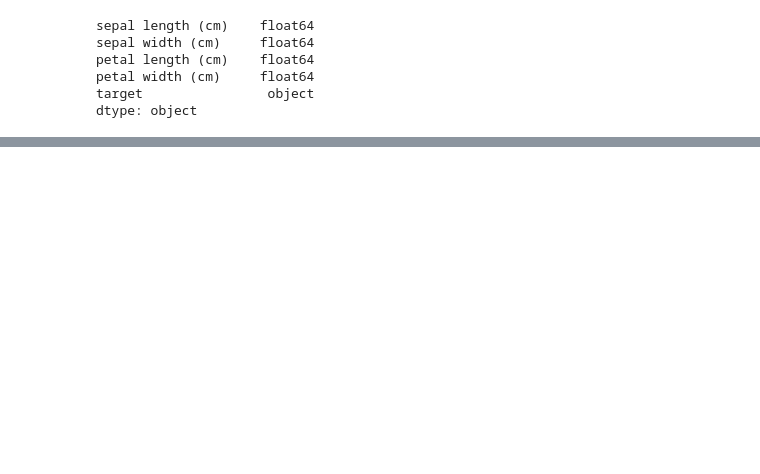
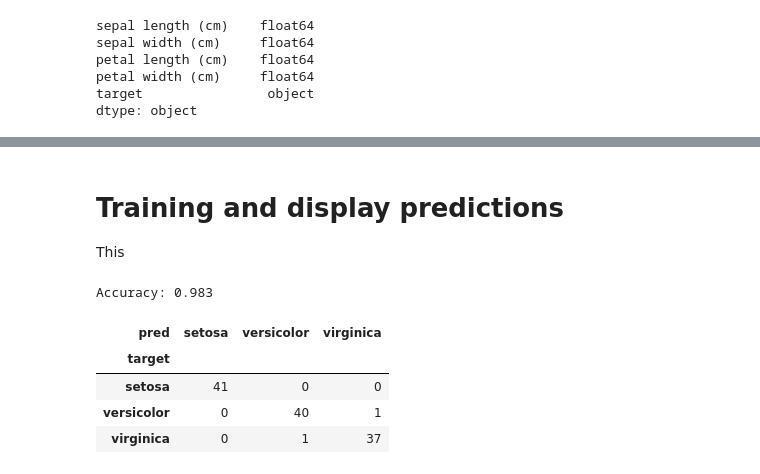
Before and after one commit to elda27/prepnet, a Jupyter notebook: examples/01_iris_directly_use.ipynb, the cells around one changed output, grey strips where cells are left out. Cells and saved outputs as stored; diff of their text form; code cells hidden in the pictures; blank space fills up the shorter version.

```diff
--- a/examples/01_iris_directly_use.ipynb
+++ b/examples/01_iris_directly_use.ipynb
@@ -79,0 +94,24 @@ OneVsRestClassifier(estimator=SVC(C=1.0, break_ties=False, cache_size=200,
+# %% [markdown]
+# Training and display predictions
+This
+# %%
+# Training SVM multi-classification using one vs rest
+from sklearn.metrics import accuracy_score
+target_columns = 'target'
+
+classifier = SVC(degree=3)
+classifier.fit(train_df.drop(columns=target_columns), train_df[target_columns])
+train_pred_labels = classifier.predict(train_df.drop(columns=target_columns))
+
+print(f'Accuracy: {accuracy_score(train_df[target_columns], train_pred_labels):.3f}')
+display(pd.crosstab(
+    train_df[target_columns].reset_index(drop=True),
+    pd.Series(train_pred_labels, name='pred')
+))
+# %% [output]
+Accuracy: 0.983
+| pred | setosa | versicolor | virginica |
+| target |  |  |  |
+| setosa | 41 | 0 | 0 |
+| versicolor | 0 | 40 | 1 |
+| virginica | 0 | 1 | 37 |
```
Also changed, not shown: parts of 13 cells of this notebook.
